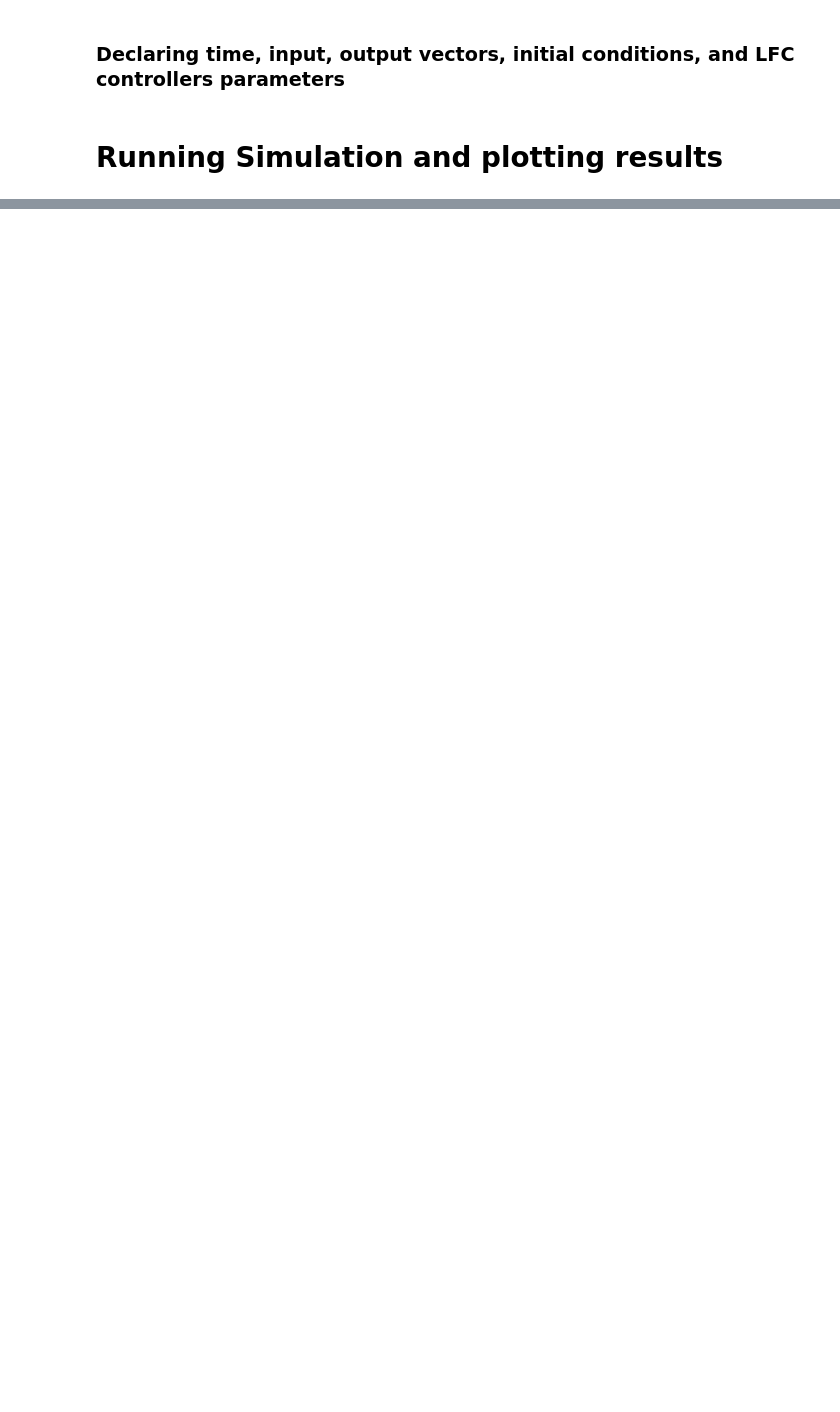
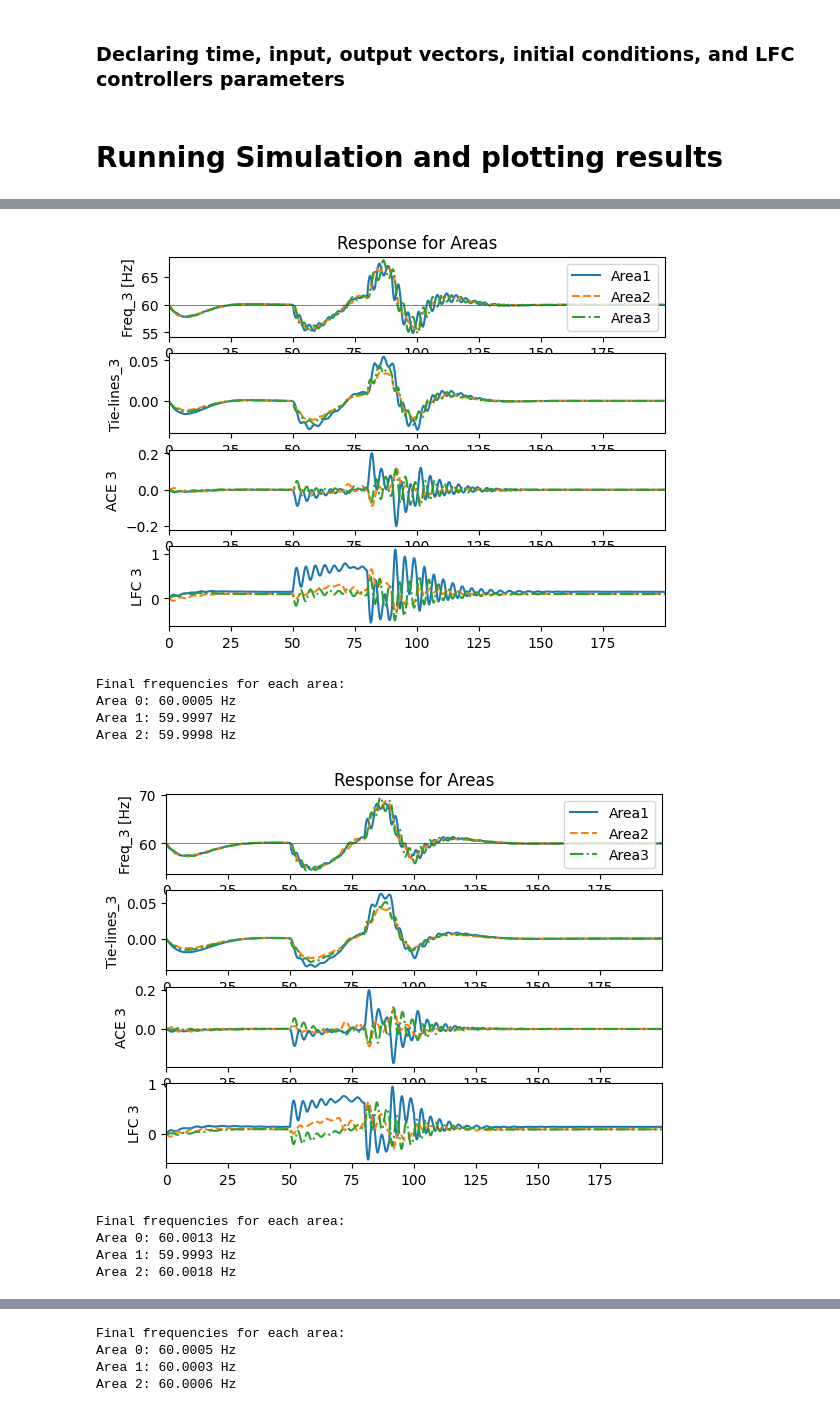
Before and after one commit to MForystek/laa-on-lfc-python, a Jupyter notebook: LFC_Simulation_works.ipynb, the cells around one changed output, grey strips where cells are left out. Drawn from its saved outputs; the diff is of its cells as text; code cells hidden in the pictures; blank space fills up the shorter version.

Commit message:
Added three splits of 39-bus system.

```diff
--- a/LFC_Simulation_works.ipynb
+++ b/LFC_Simulation_works.ipynb
@@ -437,0 +453,14 @@ Tij = np.array([[   0,  0.2, 0.25],
+# %%
+# General parameters
+m = [2, 3, 5] # number of Governor-Turbines in each Area
+
+# Converting general parameters to specific parameters for each Area
+Tt, Tg, R = convert_from_general_to_specific_params(m, Tt_general, Tg_general, R_general)
+
+# Automatic Generation Control (AGC) parameters
+# Alfa only if many Governor-Turibne in one Area, must sum to 1 in one Area
+alpha = [np.array([0.4, 0.6]),
+         np.array([0.55, 0.45, 0]),
+         np.array([0.34, 0.33, 0.33, 0, 0])]
+
+Split2_parameters = GensParams(f0, base_MV, n, m, D, H, Tt, Tg, R, alpha, Tij)
@@ -438,3 +482,17 @@ Tij = np.array([[   0,  0.2, 0.25],
+# %%
+# General parameters
+m = [4, 2, 4] # number of Governor-Turbines in each Area
+
+# Converting general parameters to specific parameters for each Area
+Tt, Tg, R = convert_from_general_to_specific_params(m, Tt_general, Tg_general, R_general)
+
+# Automatic Generation Control (AGC) parameters
+# Alfa only if many Governor-Turibne in one Area, must sum to 1 in one Area
+alpha = [np.array([0.4, 0.6, 0, 0]),
+         np.array([0.55, 0.45]),
+         np.array([0.34, 0.33, 0.33, 0])]
+
+Split3_parameters = GensParams(f0, base_MV, n, m, D, H, Tt, Tg, R, alpha, Tij)
 # %% [markdown]
 ### Declaring time, input, output vectors, initial conditions, and LFC controllers parameters
 # %%
@@ -529,0 +587,27 @@ Area 2: 59.9993 Hz
+# %%
+number_of_splits = 3
+GeneratorsParametersList = [Split1_parameters, Split2_parameters, Split3_parameters]
+
+for split in range(number_of_splits):
+    gen_params = GeneratorsParametersList[split]
+    x, w, u, y = get_state_input_output_vectors(gen_params.n, gen_params.m, T)
+    run_simulation_and_plot_results(gen_params.f0, gen_params.base_MV,
+                   gen_params.n, gen_params.m,
+                   gen_params.D, gen_params.H,
+                   gen_params.Tt, gen_params.Tg,
+                   gen_params.R,
+                   gen_params.alpha,
+                   gen_params.beta,
+                   gen_params.Tij,
+                   x, w, u ,y)
+# %% [output]
+[figure, added]
+Final frequencies for each area:
+Area 0: 60.0005 Hz
+Area 1: 59.9997 Hz
+Area 2: 59.9998 Hz
+[figure, added]
+Final frequencies for each area:
+Area 0: 60.0013 Hz
+Area 1: 59.9993 Hz
+Area 2: 60.0018 Hz
@@ -529,0 +615,4 @@ Area 2: 59.9993 Hz
+Final frequencies for each area:
+Area 0: 60.0005 Hz
+Area 1: 60.0003 Hz
+Area 2: 60.0006 Hz
```
Also changed, not shown: parts of 22 cells of this notebook.
